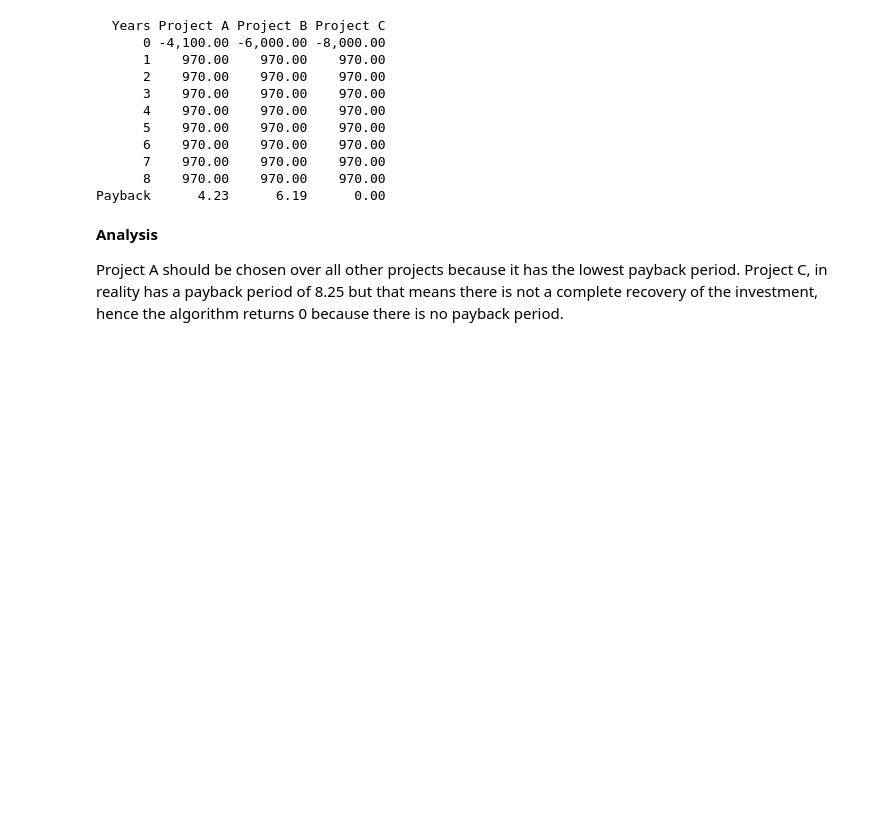
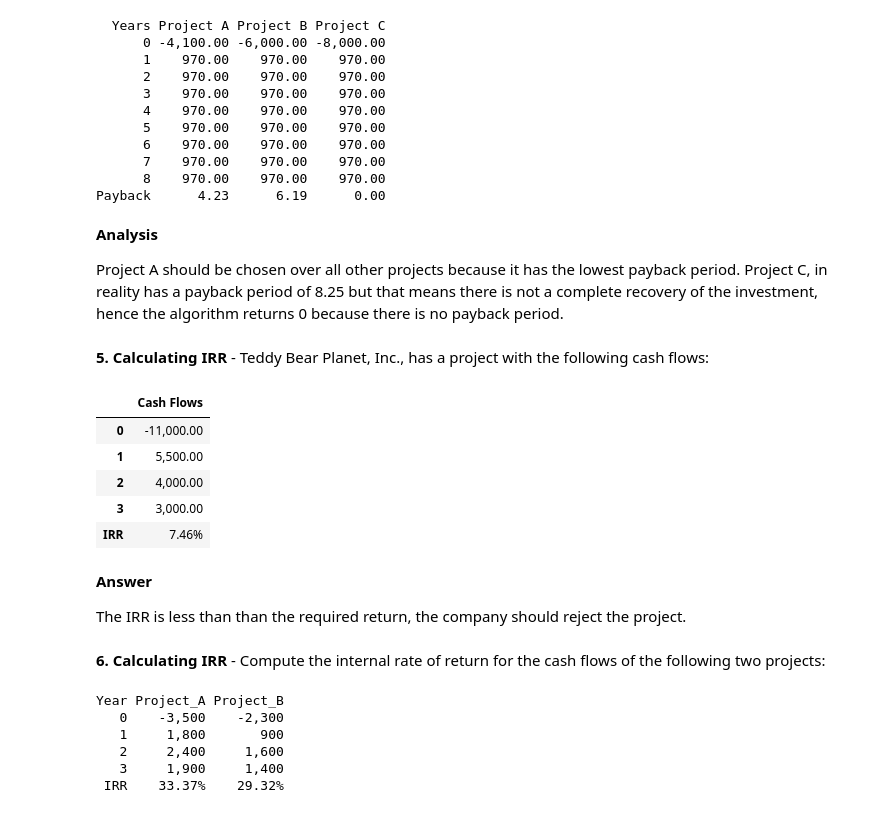
Before and after one commit to ekmartinez/Financial_Management, a Jupyter notebook: Chapter_5_Net_Present_Value.ipynb, the cells around one changed output. Saved outputs shown, nothing was run; the diff lists cells and outputs as text; code cells hidden in the pictures; blank space fills up the shorter version.

```diff
--- a/Chapter_5_Net_Present_Value.ipynb
+++ b/Chapter_5_Net_Present_Value.ipynb
@@ -163,3 +175,5 @@ Payback      4.23      6.19      0.00
 **Analysis**
 
 Project A should be chosen over all other projects because it has the lowest payback period. Project C, in reality has a payback period of 8.25 but that means there is not a complete recovery of the investment, hence the algorithm returns 0 because there is no payback period.
+# %% [markdown]
+**5. Calculating IRR** - Teddy Bear Planet, Inc., has a project with the following cash flows:
@@ -165,0 +193,25 @@ Project A should be chosen over all other projects because it has the lowest pay
+# %%
+# Read data
+cash_flows = [-11000, 5500, 4000, 3000]
+df = pd.DataFrame(cash_flows, columns=["Cash Flows"])
+
+#Calculate IRR
+irr = npf.irr(df['Cash Flows'])
+
+#Format Dataframe Style
+df['Cash Flows'] = df['Cash Flows'].map('{:,.2f}'.format)
+df.loc['IRR'] =  f'{irr*100:.2f}%'
+df
+# %% [output]
+|  | Cash Flows |
+| 0 | -11,000.00 |
+| 1 | 5,500.00 |
+| 2 | 4,000.00 |
+| 3 | 3,000.00 |
+| IRR | 7.46% |
+# %% [markdown]
+**Answer**
+
+The IRR is less than than the required return, the company should reject the project.
+# %% [markdown]
+**6. Calculating IRR** - Compute the internal rate of return for the cash flows of the following two projects:
@@ -165,0 +226,22 @@ Project A should be chosen over all other projects because it has the lowest pay
+# %%
+#Read data
+df = pd.DataFrame([[0, -3500, -2300],
+                  [1, 1800, 900],
+                  [2, 2400, 1600],
+                  [3, 1900, 1400]],
+                 columns=("Year", "Project_A", "Project_B"))
+
+irrs = [f'{npf.irr(df["Project_A"])*100:.2f}%', f'{npf.irr(df["Project_B"])*100:.2f}%']
+
+df['Project_A'] = df['Project_A'].map('{:,.0f}'.format)
+df['Project_B'] = df['Project_B'].map('{:,.0f}'.format)
+
+df.loc[len(df)] = ['IRR'] + irrs
+print(df.to_string(index=False))
+# %% [output]
+Year Project_A Project_B
+   0    -3,500    -2,300
+   1     1,800       900
+   2     2,400     1,600
+   3     1,900     1,400
+ IRR    33.37%    29.32%
```
Also changed, not shown: parts of 3 cells of this notebook, 1 other file.
